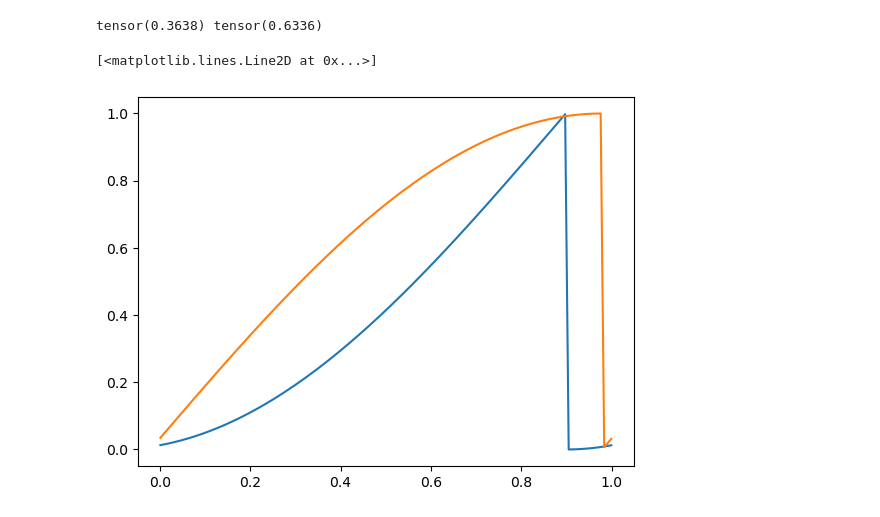
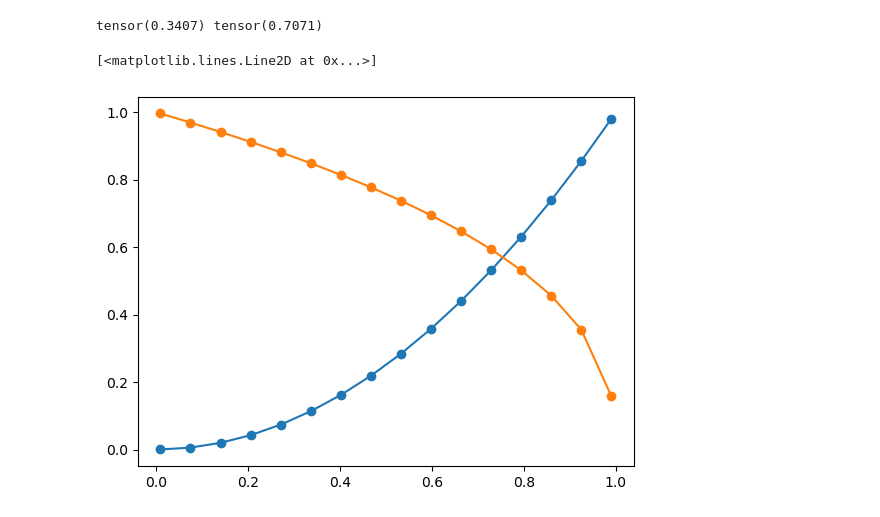
Before and after one commit to jthuemmel/thesis, a Jupyter notebook: vae.ipynb, the cells around one changed output. Drawn from its saved outputs; the diff is of its cells as text; code cells hidden in the pictures.

```diff
--- a/vae.ipynb
+++ b/vae.ipynb
@@ -279,20 +264,22 @@ class BinaryMasking(torch.nn.Module):
 # %%
-
+from matplotlib import pyplot as plt
 world = WorldConfig(field_sizes={"v": 9, "t": 36, "h": 64, "w": 120}, patch_sizes={'vv': 1, 'tt': 6, 'hh': 8, 'ww': 8}, batch_size=4)
-objective = ObjectiveConfig({'v': 0.1, 't': 0.01, "h": 1., 'w' : 5})
+objective = ObjectiveConfig({'v': 0.1, 't': 0.01, "h": 1., 'w' : 5}, src_alpha= 0.25, tgt_alpha= 2)
 
 bm = BinaryMasking(world, objective)
 # %%
-u = torch.linspace(1e-3, 1 - 1e-3, 128)
+u = torch.linspace(1e-2, 1 - 1e-2, 16)
 
-rs, ds = bm.cosine_schedule((u + torch.rand(1)) % 1)
-rt, dt = bm.sine_schedule((u + torch.rand(1)) % 1)
+rc, dc = cosine_schedule(u)
+rss, dss = sine_schedule(1 - u)
+rs, ds = bm.kumaraswamy_schedule(u, 0.5)
+rt, dt = bm.kumaraswamy_schedule(1 - u, 2.5)
 print(rs.mean(), rt.mean())
 # %% [output]
-tensor(0.3638) tensor(0.6336)
+tensor(0.3407) tensor(0.7071)
 # %%
-plt.plot(u, rs)
-plt.plot(u, rt)
+plt.plot(u, rs, 'o-')
+plt.plot(u, rt, 'o-')
 # %% [output]
 [<matplotlib.lines.Line2D at 0x...>]
-[figure, old version]
+[figure, new version]
```
Also changed, not shown: parts of 22 cells of this notebook, 2 other files.
